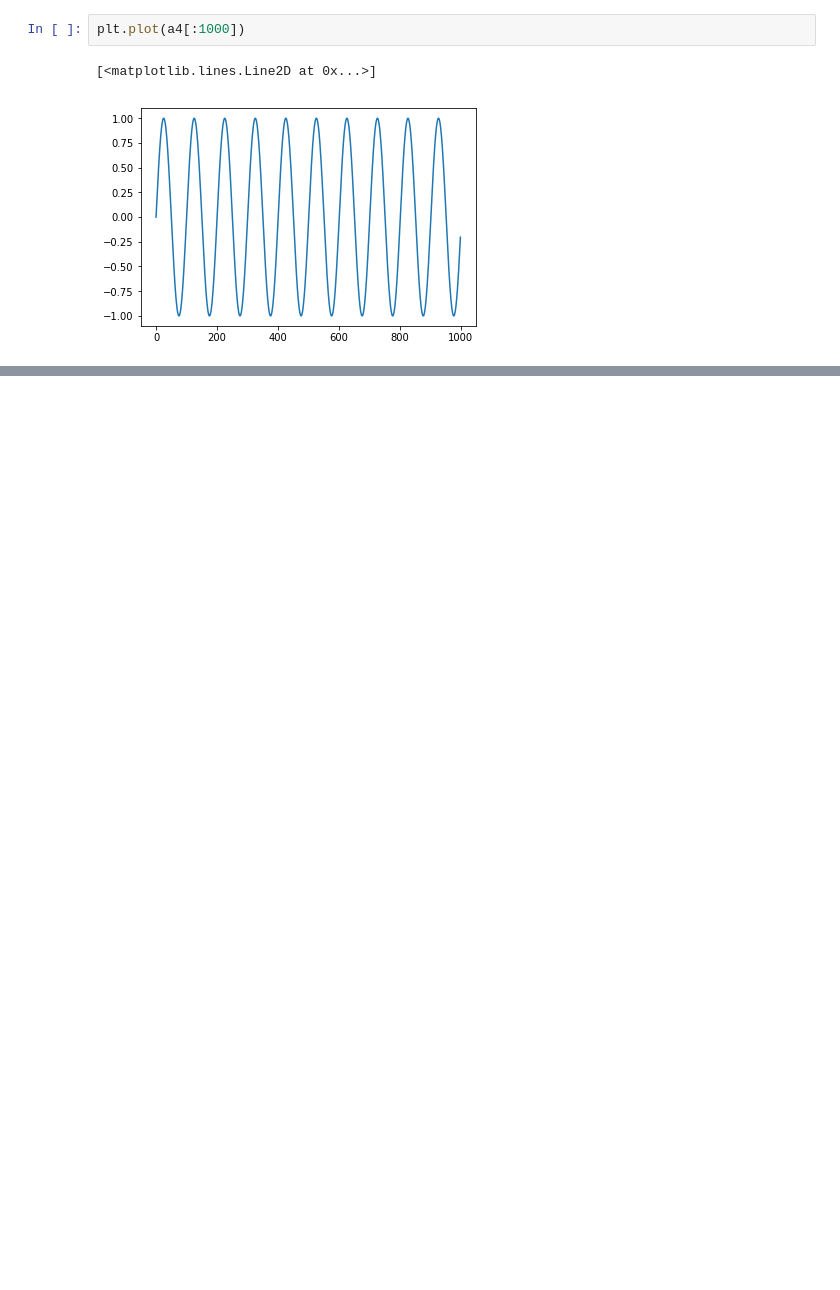
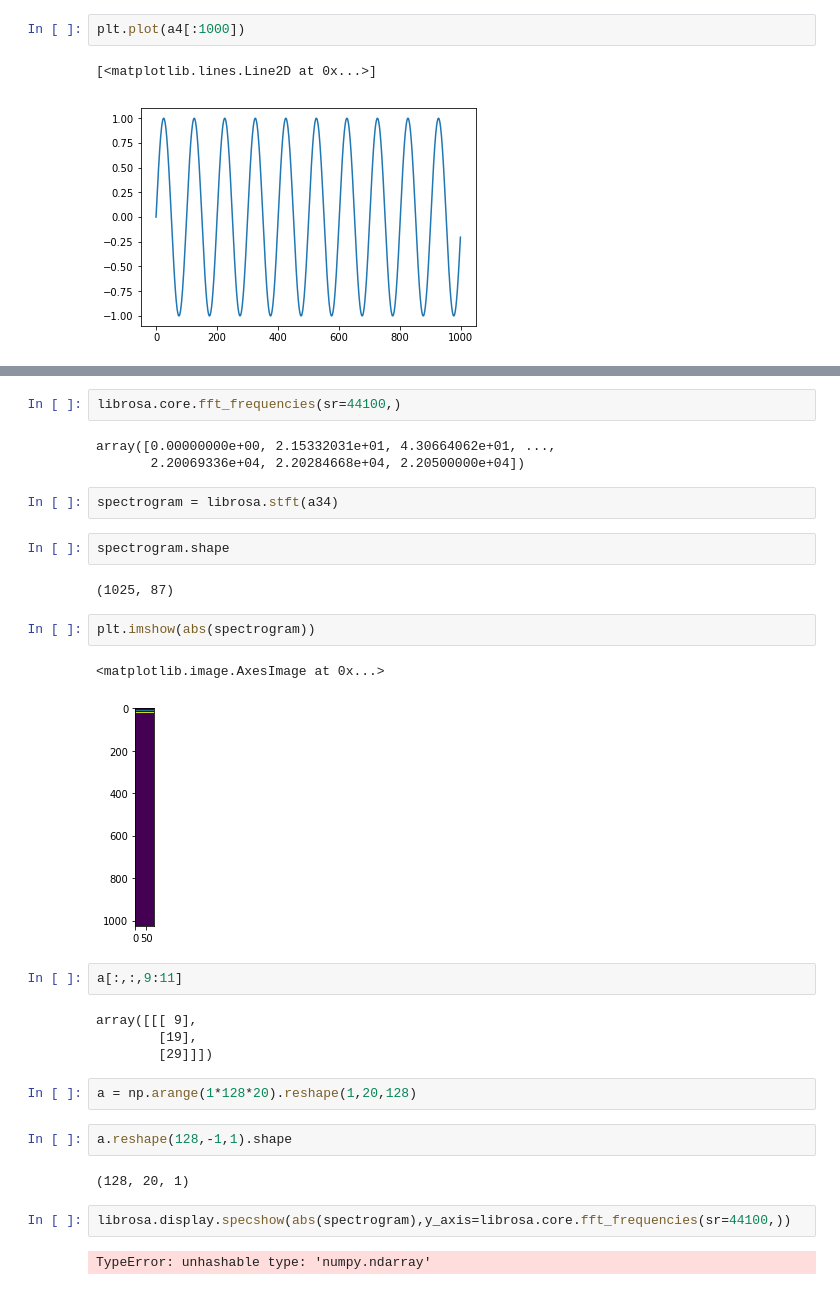
Before and after one commit to Jsimluken/pyTraining, a Jupyter notebook: signal_training.ipynb, the cells around one changed output, grey strips where cells are left out. Cells and saved outputs as stored; diff of their text form; blank space fills up the shorter version.

```diff
--- a/signal_training.ipynb
+++ b/signal_training.ipynb
@@ -18,0 +45,32 @@ IPython.display.Audio(a4,rate=44100)
+# %%
+librosa.core.fft_frequencies(sr=44100,)
+# %% [output]
+array([0.00000000e+00, 2.15332031e+01, 4.30664062e+01, ...,
+       2.20069336e+04, 2.20284668e+04, 2.20500000e+04])
+# %%
+spectrogram = librosa.stft(a34)
+# %%
+spectrogram.shape
+# %% [output]
+(1025, 87)
+# %%
+plt.imshow(abs(spectrogram))
+# %% [output]
+<matplotlib.image.AxesImage at 0x...>
+[figure, added]
+# %%
+a[:,:,9:11]
+# %% [output]
+array([[[ 9],
+        [19],
+        [29]]])
+# %%
+a = np.arange(1*128*20).reshape(1,20,128)
+# %%
+a.reshape(128,-1,1).shape
+# %% [output]
+(128, 20, 1)
+# %%
+librosa.display.specshow(abs(spectrogram),y_axis=librosa.core.fft_frequencies(sr=44100,))
+# %% [output]
+TypeError: unhashable type: 'numpy.ndarray'
```
Also changed, not shown: parts of 18 cells of this notebook.
